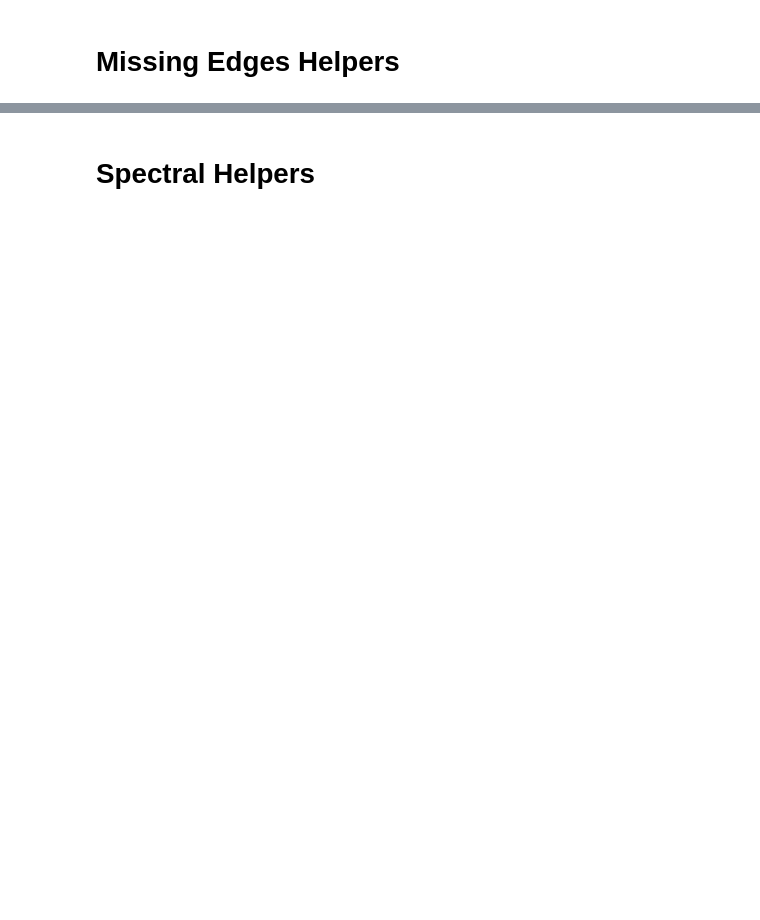
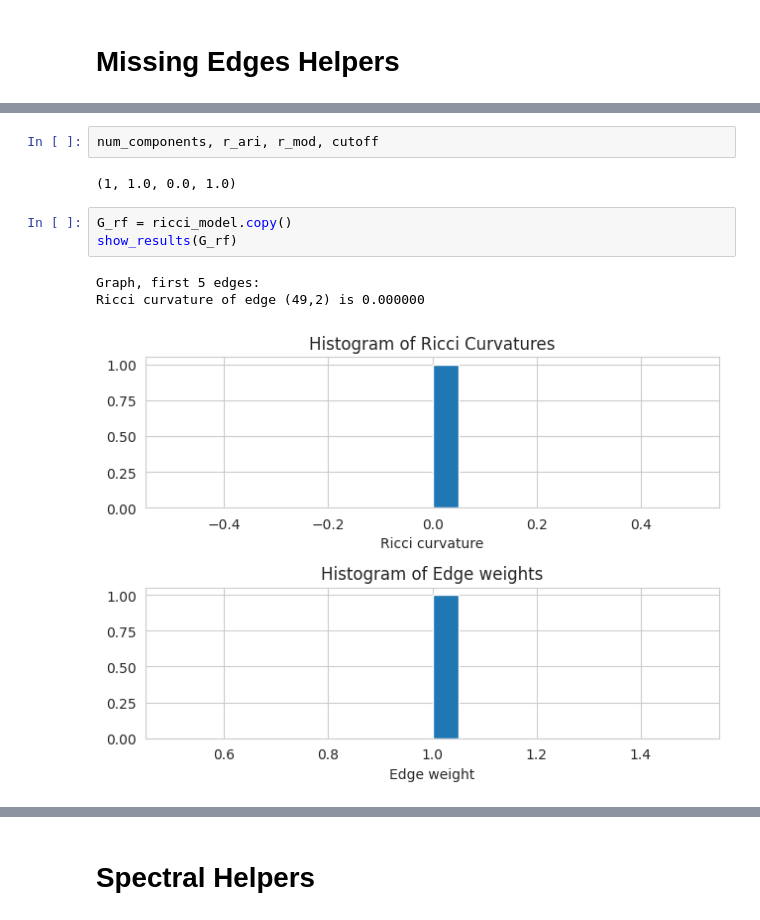
Before and after one commit to jofu-tofu/Research, a Jupyter notebook: Ricci_Curvature_Research.ipynb, the cells around one changed output, grey strips where cells are left out. Drawn from its saved outputs; the diff is of its cells as text; blank space fills up the shorter version.

```diff
--- a/Ricci_Curvature_Research.ipynb
+++ b/Ricci_Curvature_Research.ipynb
@@ -298,0 +447,11 @@ def ricci_simulation(G, iterations = 15, alpha = 0, cut = 1.5, exp = 1):
+# %%
+num_components, r_ari, r_mod, cutoff
+# %% [output]
+(1, 1.0, 0.0, 1.0)
+# %%
+G_rf = ricci_model.copy()
+show_results(G_rf)
+# %% [output]
+Graph, first 5 edges:
+Ricci curvature of edge (49,2) is 0.000000
+[figure, added]
```
Also changed, not shown: parts of 17 cells of this notebook.
